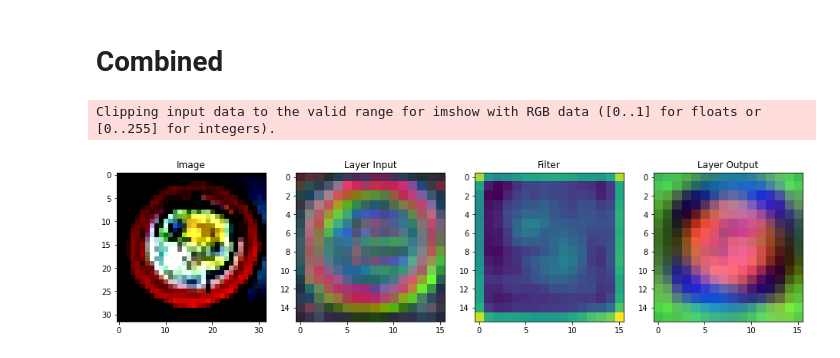
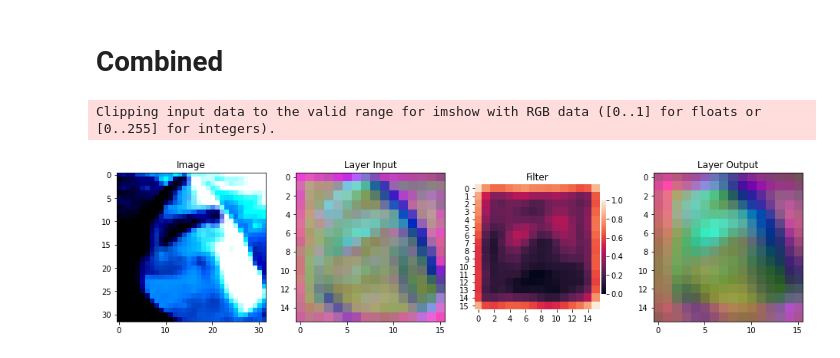
Before and after one commit to gstoica27/pytorch-cifar100, a Jupyter notebook: notebooks/Feature Visualizations-approach3.ipynb, the cells around one changed output. Cells and saved outputs as stored; diff of their text form; code cells hidden in the pictures.

```diff
--- a/notebooks/Feature Visualizations-approach3.ipynb
+++ b/notebooks/Feature Visualizations-approach3.ipynb
@@ -262,15 +262,15 @@ torch.Size([16, 16, 1])
 # %% [markdown]
 # Visualization Script
 # %%
-idx = 7
+idx = 10
 batch_pca = PCA(n_components=3)
 filter_pca = PCA(n_components=1)
-csam_pca = PCA(n_components=3)
+# csam_pca = PCA(n_components=3)
 
 batch_pca.fit(out.permute(0,2,3,1)[idx].reshape(256, 128).detach().cpu().numpy())
 filter_pca.fit(filters[idx].reshape(256, 1).detach().cpu().numpy())
-csam_pca.fit(output[idx].reshape(256, 128).detach().cpu().numpy())
+batch_pca.fit(output[idx].reshape(256, 128).detach().cpu().numpy())
 print('Batch Explained Variance: {}'.format(batch_pca.explained_variance_ratio_))
 print('Filter Explained Variance: {}'.format(filter_pca.explained_variance_ratio_))
-print('CSAM Explained Variance: {}'.format(csam_pca.explained_variance_ratio_))
+# print('CSAM Explained Variance: {}'.format(csam_pca.explained_variance_ratio_))
 # %% [output]
@@ -280,7 +279,7 @@ CSAM Explained Variance: [0.23557691 0.16408642 0.13548756]
 # %%
 batch_reduced = batch_pca.transform(out.permute(0,2,3,1)[idx].reshape(256, 128).detach().cpu().numpy()).reshape(16, 16, 3)
 filter_reduced = filter_pca.transform(filters[idx].reshape(256, 1).detach().cpu().numpy()).reshape(16, 16, 1)
-csam_reduced = csam_pca.transform(output[idx].reshape(256, 128).detach().cpu().numpy()).reshape(16, 16, 3)
+csam_reduced = batch_pca.transform(output[idx].reshape(256, 128).detach().cpu().numpy()).reshape(16, 16, 3)
 # %% [markdown]
 # Image
 # %%
@@ -327,16 +327,18 @@ plt.imshow(csam_norm)
 # %%
 f, axarr = plt.subplots(1,4, figsize=(16,9))
 axarr[0].imshow(image)
 axarr[0].title.set_text('Image')
 axarr[1].imshow(batch_norm)
 axarr[1].title.set_text('Layer Input')
 axarr[2].imshow(filter_norm)
 axarr[2].title.set_text('Filter')
+sns.heatmap(filter_norm.squeeze(-1), ax=axarr[2],
+           cbar_kws=dict(use_gridspec=False,pad=0.01,shrink=0.25)
+           )
+axarr[3].title.set_text('Layer Output')
 axarr[3].imshow(csam_norm)
-axarr[3].title.set_text('Layer Output')
-# axarr[0, 4].imshow(image_datas[3])
 f.show()
 # %% [output]
 Clipping input data to the valid range for imshow with RGB data ([0..1] for floats or [0..255] for integers).
-[figure, old version]
+[figure, new version]
 # %%
```
Also changed, not shown: parts of 12 cells of this notebook, 6 other files.
